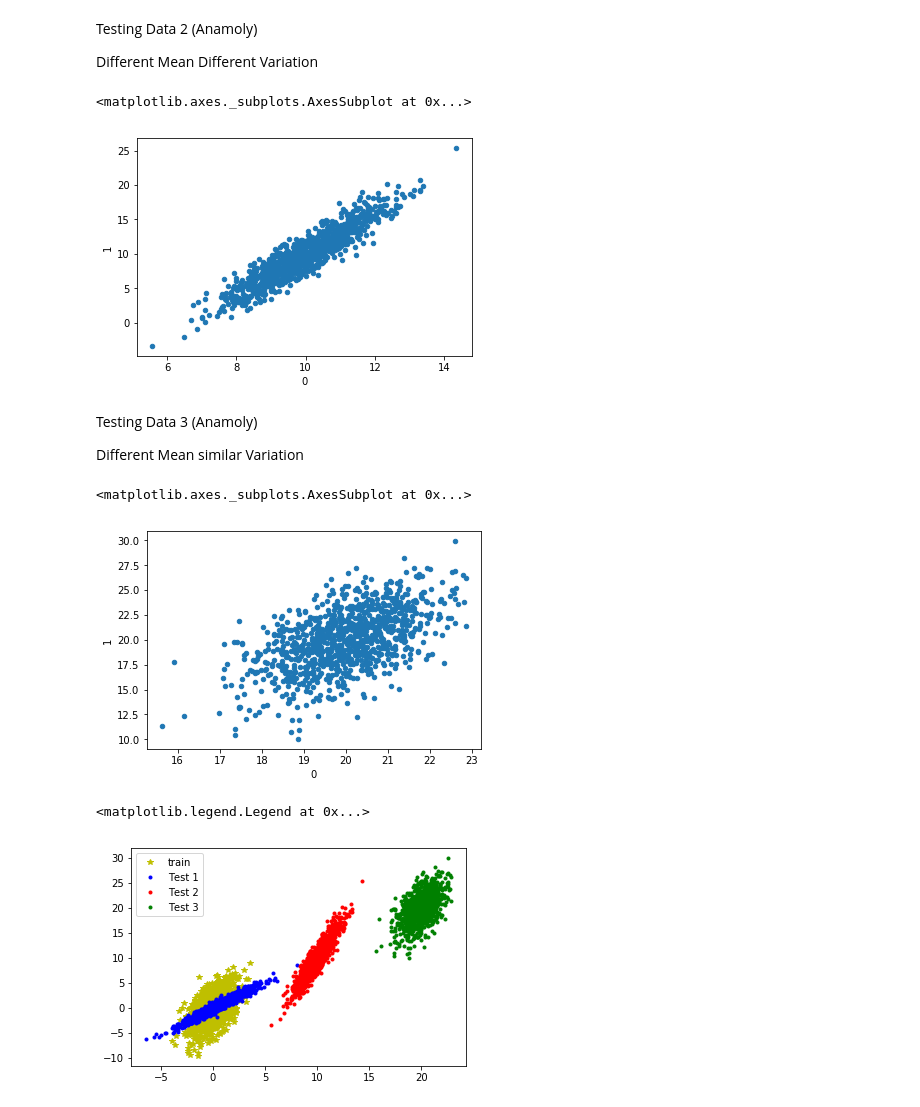
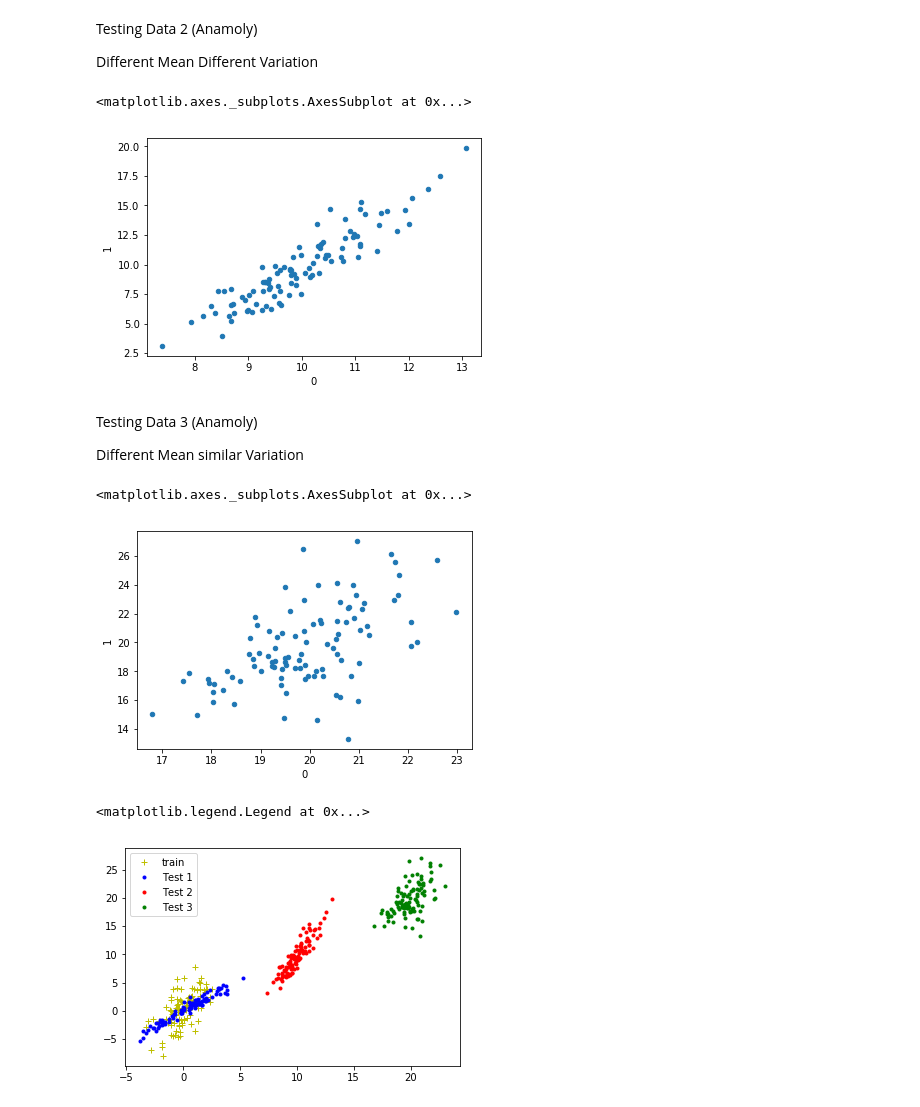
Before and after one commit to karishma33/DetectionProject, a Jupyter notebook: RBFNetwork.ipynb, the cells around one changed output. Drawn from its saved outputs; the diff is of its cells as text; code cells hidden in the pictures.

Commit message:
Initial tests for training cycle working for RBF on 100*2 data

```diff
--- a/RBFNetwork.ipynb
+++ b/RBFNetwork.ipynb
@@ -13,7 +15,7 @@ import matplotlib.pyplot as plt
 %matplotlib inline
 # %%
 class hp:
-    n = 1000
+    n = 100
     f = 2
 
 train_mean = np.full(shape=(hp.f), fill_value = 0)
@@ -91,7 +93,7 @@ Different Mean Different Variation
 Dataset.test_negative_2.plot.scatter(x=0, y=1)
 # %% [output]
 <matplotlib.axes._subplots.AxesSubplot at 0x...>
-[figure, old version]
+[figure, new version]
 # %% [markdown]
 Testing Data 3 (Anamoly)
 
@@ -100,17 +102,17 @@ Different Mean similar Variation
 Dataset.test_negative_3.plot.scatter(x=0, y=1)
 # %% [output]
 <matplotlib.axes._subplots.AxesSubplot at 0x...>
-[figure, old version]
+[figure, new version]
 # %%
-plt.plot(Dataset.train_positive[0], Dataset.train_positive[1], 'y*', label='train')
+plt.plot(Dataset.train_positive[0], Dataset.train_positive[1], 'y+', label='train')
 
 plt.plot(Dataset.test_negative_1[0], Dataset.test_negative_1[1], 'b.', label='Test 1')
 plt.plot(Dataset.test_negative_2[0], Dataset.test_negative_2[1], 'r.', label='Test 2')
 plt.plot(Dataset.test_negative_3[0], Dataset.test_negative_3[1], 'g.', label='Test 3')
 plt.legend()
 # %% [output]
 <matplotlib.legend.Legend at 0x...>
-[figure, old version]
+[figure, new version]
 # %%
 
 
```
Also changed, not shown: parts of 10 cells of this notebook.
